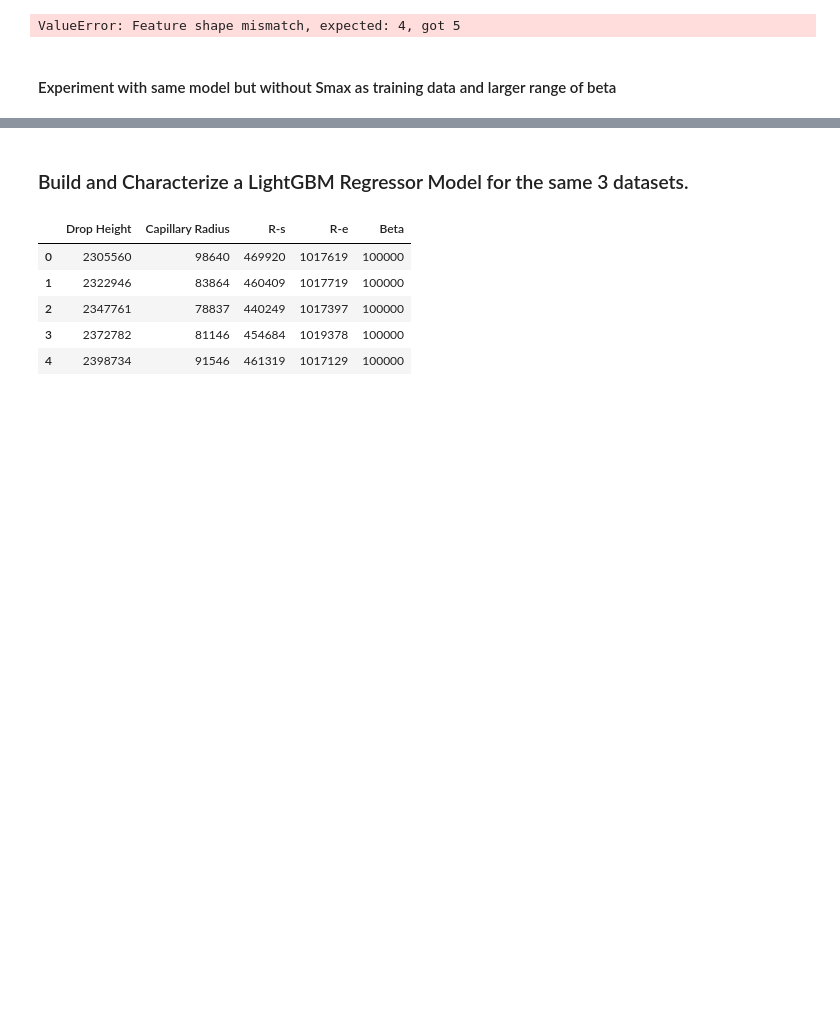
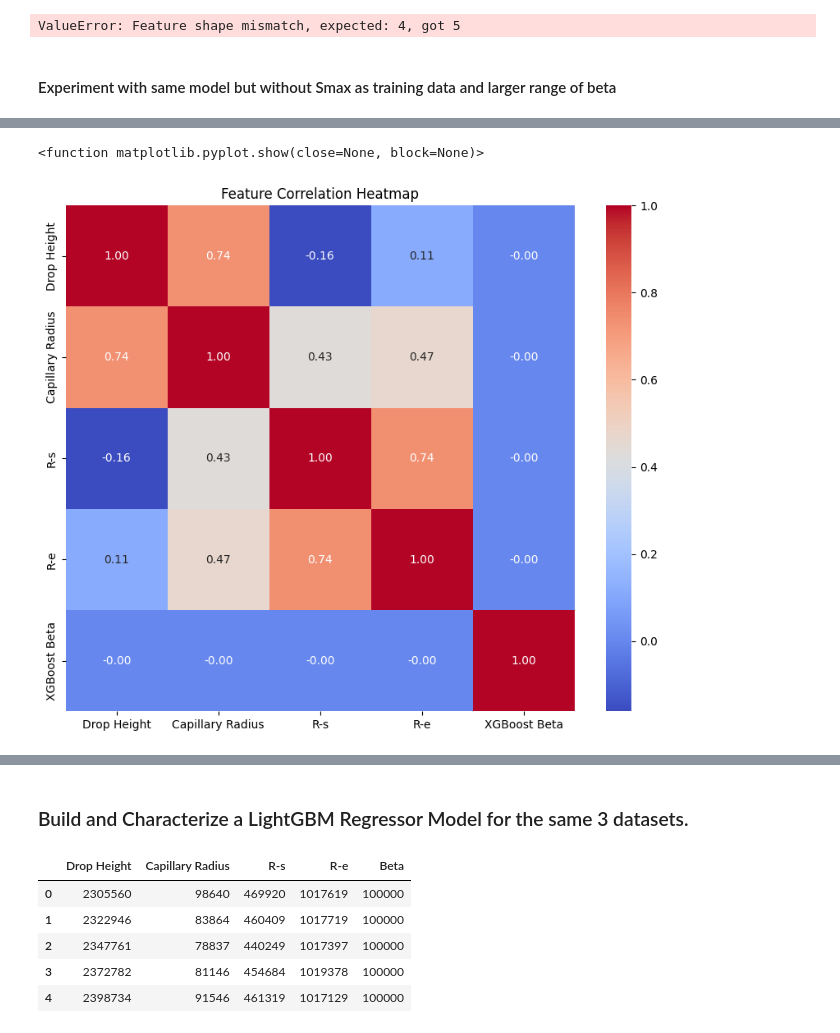
Before and after one commit to DmitriLyalikov/pdt_regressor, a Jupyter notebook: notebooks/pdt_regressor.ipynb, the cells around one changed output, grey strips where cells are left out. Drawn from its saved outputs; the diff is of its cells as text; code cells hidden in the pictures; blank space fills up the shorter version.

```diff
--- a/notebooks/pdt_regressor.ipynb
+++ b/notebooks/pdt_regressor.ipynb
@@ -197,0 +278,15 @@ Normalized Mean 0.007410615634842749
+# %%
+df_with_predictions = pd.concat([X_test, pd.Series(y_pred, name='XGBoost Beta')], axis=1)
+
+feature_correlation = df_with_predictions.corr()
+
+import seaborn as sns
+import matplotlib.pyplot as plt
+
+plt.figure(figsize=(10, 8))
+sns.heatmap(feature_correlation, annot=True, cmap='coolwarm', fmt=".2f")
+plt.title('Feature Correlation Heatmap')
+plt.show
+# %% [output]
+<function matplotlib.pyplot.show(close=None, block=None)>
+[figure, added]
```
Also changed, not shown: parts of 9 cells of this notebook, 5 other files.
